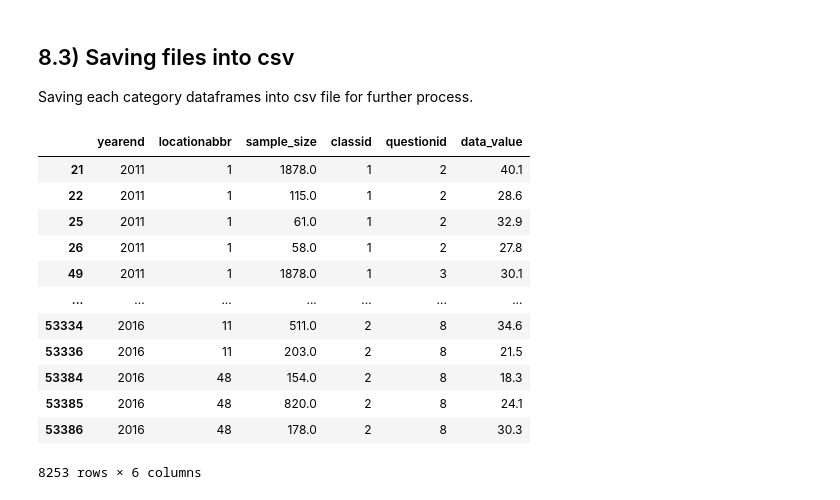
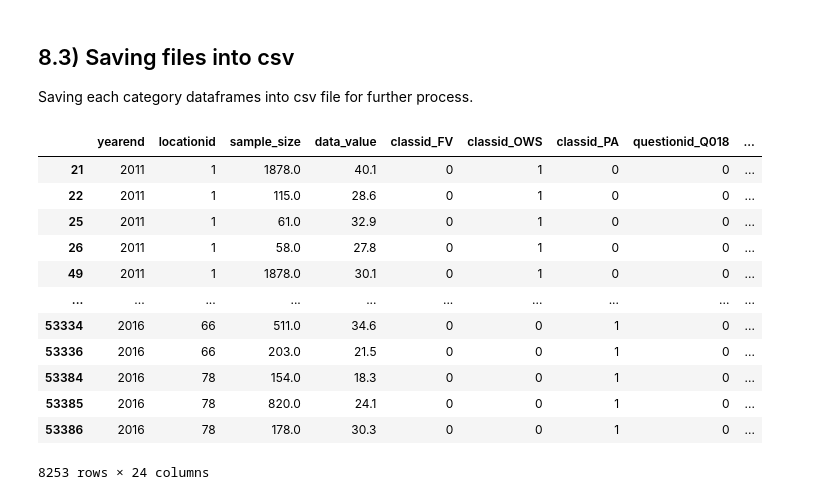
Before and after one commit to Jatansahu/GOLDDIGGER_GROUP12_PROJECT_01, a Jupyter notebook: Data_prepration.ipynb, the cells around one changed output. Drawn from its saved outputs; the diff is of its cells as text; code cells hidden in the pictures.

```diff
--- a/Data_prepration.ipynb
+++ b/Data_prepration.ipynb
@@ -89,7 +91,7 @@ Index(['YearStart', 'YearEnd', 'LocationAbbr', 'LocationDesc', 'Datasource',
 
 Most of the predictive values are correlated to each other so we dropped those columns which have less important(Refer EDA file).
 # %%
-df = data[['YearEnd','LocationAbbr','Sample_Size','Age(years)','Education','Gender','Income','Race/Ethnicity','ClassID','QuestionID','StratificationCategory1','Stratification1','StratificationCategoryId1','StratificationID1','Total','Data_Value']]
+df = data[['YearEnd','LocationID','Sample_Size','Age(years)','Education','Gender','Income','Race/Ethnicity','ClassID','QuestionID','StratificationCategory1','Stratification1','StratificationCategoryId1','StratificationID1','Total','Data_Value']]
 # %%
 #dropping columns
 for i in df.columns:
@@ -488,31 +490,14 @@ dtype: object
  Using label encoding when the categorical data have an inherent order or hierarchy.
 # %%
 from sklearn.preprocessing import LabelEncoder,StandardScaler
-# %%
-le = LabelEncoder()
-race['locationabbr'] = le.fit_transform(race["locationabbr"])
-race['classid'] = le.fit_transform(race["classid"])
-race['questionid'] = le.fit_transform(race["questionid"])
-
-inc['locationabbr'] = le.fit_transform(inc["locationabbr"])
-inc['classid'] = le.fit_transform(inc["classid"])
-inc['questionid'] = le.fit_transform(inc["questionid"])
-
-age['locationabbr'] = le.fit_transform(age["locationabbr"])
-age['classid'] = le.fit_transform(age["classid"])
-age['questionid'] = le.fit_transform(age["questionid"])
-
-gen['locationabbr'] = le.fit_transform(gen["locationabbr"])
-gen['classid'] = le.fit_transform(gen["classid"])
-gen['questionid'] = le.fit_transform(gen["questionid"])
-
-edu['locationabbr'] = le.fit_transform(edu["locationabbr"])
-edu['classid'] = le.fit_transform(edu["classid"])
-edu['questionid'] = le.fit_transform(edu["questionid"])
-
-total['locationabbr'] = le.fit_transform(total["locationabbr"])
-total['classid'] = le.fit_transform(total["classid"])
-total['questionid'] = le.fit_transform(total["questionid"])
+# %%
+le = LabelEncoder()
+# race['stratificationid1'] = le.fit_transform(race["stratificationid1"])
+inc['stratificationid1'] = le.fit_transform(inc["stratificationid1"])
+age['stratificationid1'] = le.fit_transform(age["stratificationid1"])
+gen['stratificationid1'] = le.fit_transform(gen["stratificationid1"])
+edu['stratificationid1'] = le.fit_transform(edu["stratificationid1"])
+total['stratificationid1'] = le.fit_transform(total["classid"])
 # %%
 dataframe = [race,inc,age,gen,edu,total]
 # %%
@@ -559,3 +522,10 @@ dataframe[0]
+# %%
+race = pd.get_dummies(race , columns=["classid","questionid",'stratificationid1'])
+inc = pd.get_dummies(inc, columns=["classid","questionid"])
+age = pd.get_dummies(age , columns=["classid","questionid"])
+gen = pd.get_dummies(gen , columns=["classid","questionid"])
+edu = pd.get_dummies(edu , columns=["classid","questionid"])
+total = pd.get_dummies(total , columns=["classid","questionid"])
 # %% [markdown]
 ## 8.3) Saving files into csv
 
@@ -568,18 +538,18 @@ for i, df in enumerate(dataframes):
     filename = f'{categories[i]}.csv'
     df.to_csv(filename, index=False)
 # %%
-dataframe[0]
+dataframes[0]
 # %% [output]
-|  | yearend | locationabbr | sample_size | classid | questionid | data_value |
-| 21 | 2011 | 1 | 1878.0 | 1 | 2 | 40.1 |
-| 22 | 2011 | 1 | 115.0 | 1 | 2 | 28.6 |
-| 25 | 2011 | 1 | 61.0 | 1 | 2 | 32.9 |
-| 26 | 2011 | 1 | 58.0 | 1 | 2 | 27.8 |
-| 49 | 2011 | 1 | 1878.0 | 1 | 3 | 30.1 |
-| ... | ... | ... | ... | ... | ... | ... |
-| 53334 | 2016 | 11 | 511.0 | 2 | 8 | 34.6 |
-| 53336 | 2016 | 11 | 203.0 | 2 | 8 | 21.5 |
-| 53384 | 2016 | 48 | 154.0 | 2 | 8 | 18.3 |
-| 53385 | 2016 | 48 | 820.0 | 2 | 8 | 24.1 |
-| 53386 | 2016 | 48 | 178.0 | 2 | 8 | 30.3 |
+|  | yearend | locationid | sample_size | data_value | classid_FV | classid_OWS | classid_PA | questionid_Q018 | ... |
+| 21 | 2011 | 1 | 1878.0 | 40.1 | 0 | 1 | 0 | 0 | ... |
+| 22 | 2011 | 1 | 115.0 | 28.6 | 0 | 1 | 0 | 0 | ... |
+| 25 | 2011 | 1 | 61.0 | 32.9 | 0 | 1 | 0 | 0 | ... |
+| 26 | 2011 | 1 | 58.0 | 27.8 | 0 | 1 | 0 | 0 | ... |
+| 49 | 2011 | 1 | 1878.0 | 30.1 | 0 | 1 | 0 | 0 | ... |
+| ... | ... | ... | ... | ... | ... | ... | ... | ... | ... |
+| 53334 | 2016 | 66 | 511.0 | 34.6 | 0 | 0 | 1 | 0 | ... |
+| 53336 | 2016 | 66 | 203.0 | 21.5 | 0 | 0 | 1 | 0 | ... |
+| 53384 | 2016 | 78 | 154.0 | 18.3 | 0 | 0 | 1 | 0 | ... |
+| 53385 | 2016 | 78 | 820.0 | 24.1 | 0 | 0 | 1 | 0 | ... |
+| 53386 | 2016 | 78 | 178.0 | 30.3 | 0 | 0 | 1 | 0 | ... |
-8253 rows × 6 columns
+8253 rows × 24 columns
```
Also changed, not shown: parts of 20 cells of this notebook.
